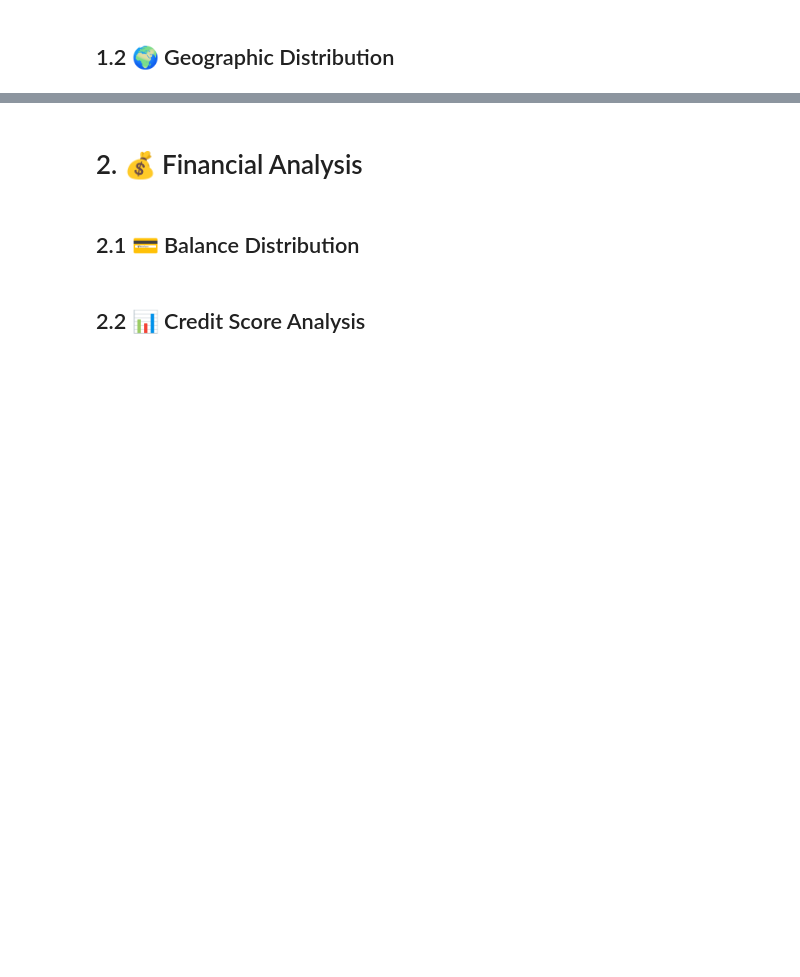
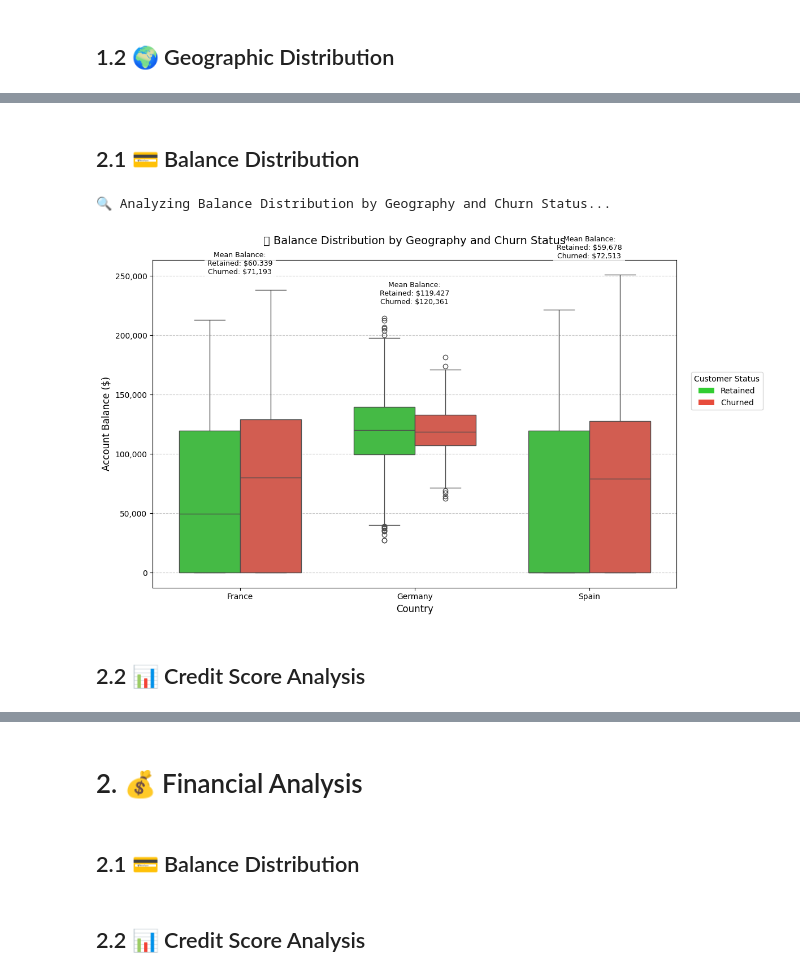
Before and after one commit to alexisxmartinez/bank_churn_eda, a Jupyter notebook: notebooks/bank_churn_eda.ipynb, the cells around one changed output, grey strips where cells are left out. Drawn from its saved outputs; the diff is of its cells as text; code cells hidden in the pictures; blank space fills up the shorter version.

```diff
--- a/notebooks/bank_churn_eda.ipynb
+++ b/notebooks/bank_churn_eda.ipynb
@@ -10,9 +0,0 @@ import json
-# %%
-# 🎯 Define the path to the CSV file
-file_path = r"C:\Projects\GitHubRepos\bank_churn_eda\data\raw\Bank_Churn.csv"
-
-# 📥 Read the CSV file into a DataFrame
-df = pd.read_csv(file_path)
-
-# ✅ Confirmation message with an emoji
-print("✅ Your file has been successfully read into a DataFrame!")
@@ -65,0 +541,69 @@ fig.show()
+# %% [markdown]
+## 2.1 💳 Balance Distribution
+# %%
+# 1.2 💰 Balance Distribution by Geography and Churn Status
+print("\n🔍 Analyzing Balance Distribution by Geography and Churn Status...")
+
+plt.figure(figsize=(12, 7))
+
+# Create boxplot with updated color palette
+sns.boxplot(
+    data=df,
+    x='geography',
+    y='balance',
+    hue='exited',
+    palette=['#32CD32', '#e74c3c'],  # Brighter green for Retained, Red for Churned
+    width=0.7,
+    order=['France', 'Germany', 'Spain']  # Ensure consistent ordering
+)
+
+# Customize the plot
+plt.title('💰 Balance Distribution by Geography and Churn Status',
+         fontsize=14,
+         pad=20)
+plt.xlabel('Country', fontsize=12)
+plt.ylabel('Account Balance ($)', fontsize=12)
+
+# Format y-axis with comma separator for thousands
+plt.gca().yaxis.set_major_formatter(plt.FuncFormatter(lambda x, p: format(int(x), ',')))
+
+# Customize grid
+plt.grid(axis='y', linestyle='--', alpha=0.7)
+
+# Update legend with custom patches to ensure correct colors
+from matplotlib.patches import Patch
+legend_elements = [
+    Patch(facecolor='#32CD32', label='Retained'),
+    Patch(facecolor='#e74c3c', label='Churned')
+]
+
+plt.legend(
+    handles=legend_elements,
+    title='Customer Status',
+    title_fontsize=10,
+    fontsize=10,
+    bbox_to_anchor=(1.02, 0.6),
+    loc='center left'
+)
+
+# Add mean balance annotations
+for geo in ['France', 'Germany', 'Spain']:
+    stats = df[df['geography'] == geo].groupby('exited')['balance'].agg(['mean'])
+    plt.text(
+        plt.gca().get_xticks()[list(['France', 'Germany', 'Spain']).index(geo)],
+        df[df['geography'] == geo]['balance'].max() * 1.05,
+        f'Mean Balance:\nRetained: ${stats.loc[0, "mean"]:,.0f}\nChurned: ${stats.loc[1, "mean"]:,.0f}',
+        horizontalalignment='center',
+        verticalalignment='bottom',
+        fontsize=9,
+        bbox=dict(facecolor='white', alpha=0.8, edgecolor='none')
+    )
+
+plt.tight_layout()
+
+plt.show()
+# %% [output]
+🔍 Analyzing Balance Distribution by Geography and Churn Status...
+[figure, added]
+# %% [markdown]
+## 2.2 📊 Credit Score Analysis
```
Also changed, not shown: parts of 68 cells of this notebook, 4 other files.
